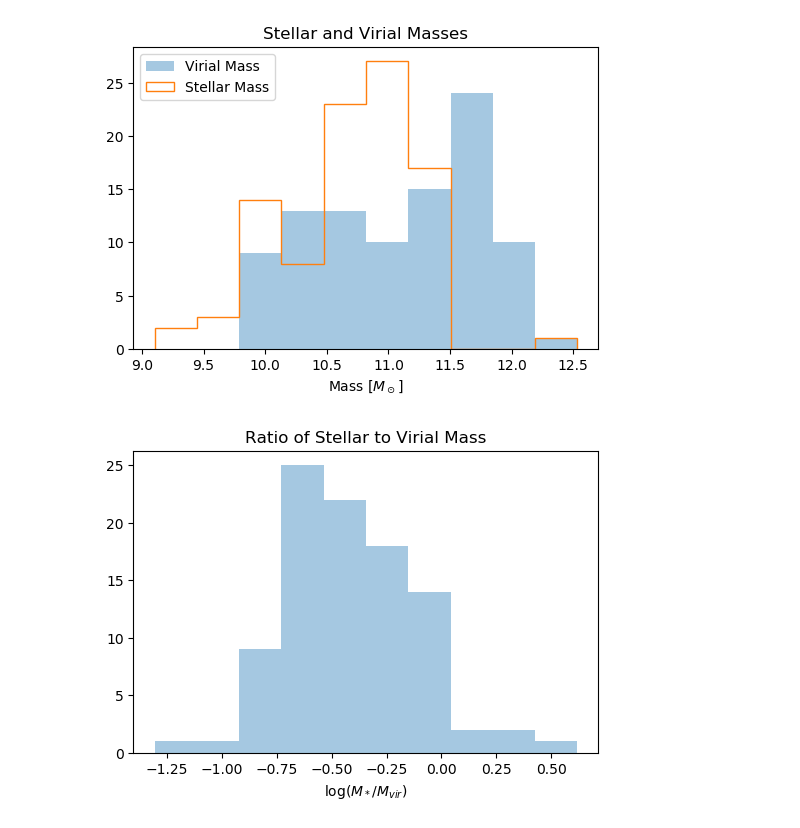
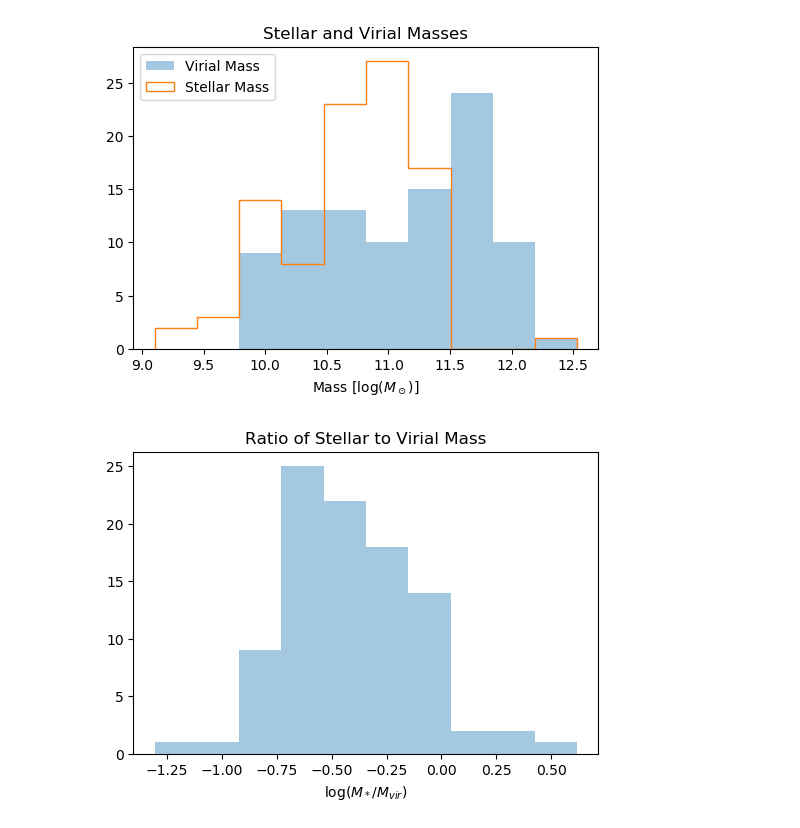
Before and after one commit to kadglass/RotationCurves, a Jupyter notebook: notebooks/elliptical_test.ipynb, the cells around one changed output. Drawn from its saved outputs; the diff is of its cells as text; code cells hidden in the pictures.

```diff
--- a/notebooks/elliptical_test.ipynb
+++ b/notebooks/elliptical_test.ipynb
@@ -20,13 +20,13 @@ plot_dir = '/Users/nityaravi/Documents/Research/RotationCurves/data/manga/Ellipt
 # %%
 plt.hist(Mvir, label='Virial Mass', histtype='stepfilled', alpha=0.4, bins=bins)
 plt.hist(Mstar, label='Stellar Mass', histtype='step', bins=bins)
-plt.xlabel('Mass [$M_\odot$]')
+plt.xlabel('Mass [$\log(M_\odot)$]')
 plt.legend(loc='upper left')
 plt.title('Stellar and Virial Masses')
 plt.savefig(plot_dir + 'mass_distributions.png')
 plt.show()
 # %% [output]
-[figure, old version]
+[figure, new version]
 # %%
 plt.hist(Mstar - Mvir, histtype='stepfilled', alpha=0.4)
 plt.xlabel('log($M_*/M_{vir}$)')
```
Also changed, not shown: parts of 5 cells of this notebook, 37 other files.
